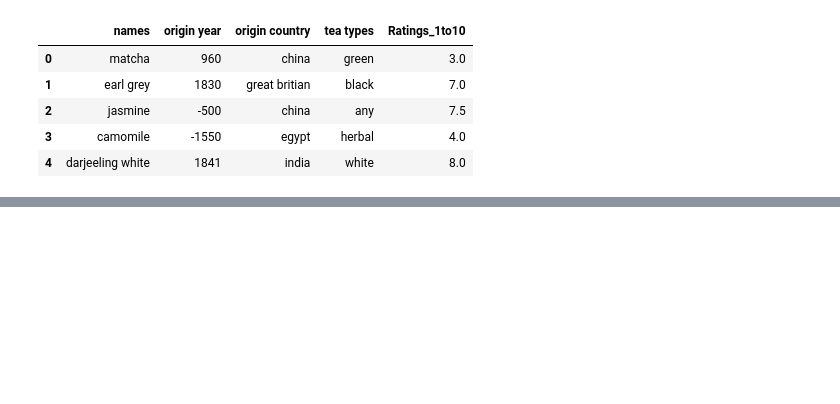
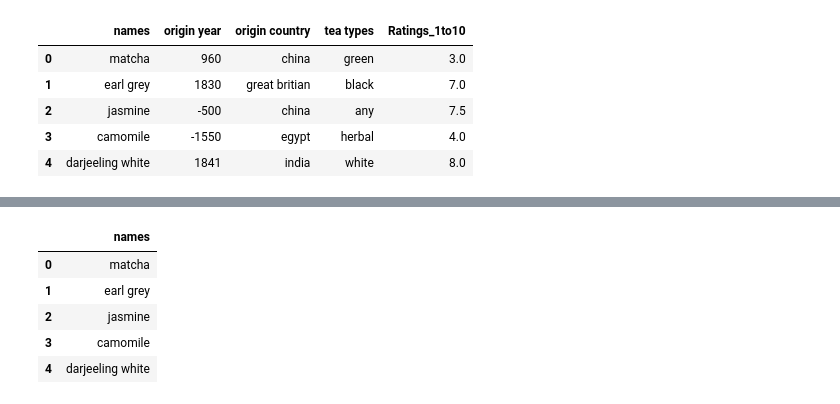
Before and after one commit to NiGitaMyrGit/experimental_psycholinguistics_2023, a Jupyter notebook: Labs/portfolio_3_consolidate_knowledge.ipynb, the cells around one changed output, grey strips where cells are left out. Cells and saved outputs as stored; diff of their text form; code cells hidden in the pictures; blank space fills up the shorter version.

```diff
--- a/Labs/portfolio_3_consolidate_knowledge.ipynb
+++ b/Labs/portfolio_3_consolidate_knowledge.ipynb
@@ -385,0 +416,13 @@ tea_df
+# %%
+# choosing only certain columns
+tea_column_short = tea_df[["names", "tea types"]]
+tea_column_short
+tea_column_shorter = tea_df[["names"]]
+tea_column_shorter
+# %% [output]
+|  | names |
+| 0 | matcha |
+| 1 | earl grey |
+| 2 | jasmine |
+| 3 | camomile |
+| 4 | darjeeling white |
```
Also changed, not shown: parts of 7 cells of this notebook.
